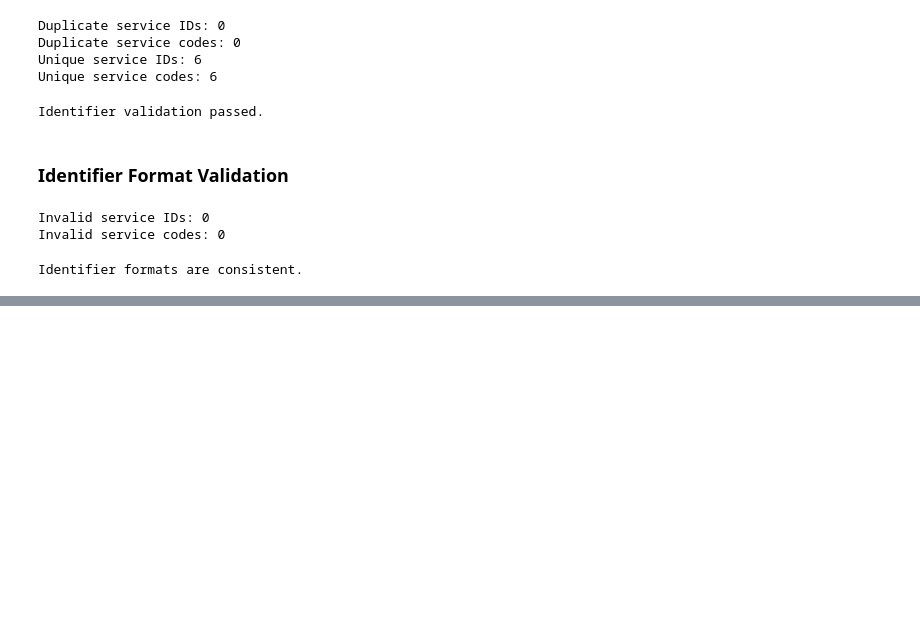
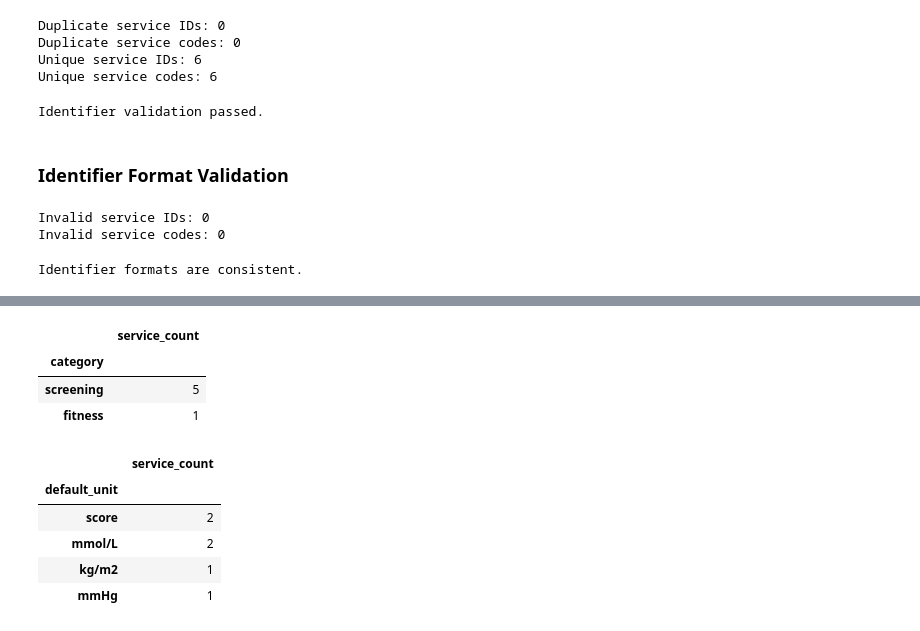
Before and after one commit to vimotechnologies/pulse80, a Jupyter notebook: data-analytics/notebooks/eda/services/service_EDA.ipynb, the cells around one changed output, grey strips where cells are left out. Drawn from its saved outputs; the diff is of its cells as text; code cells hidden in the pictures; blank space fills up the shorter version.

```diff
--- a/data-analytics/notebooks/eda/services/service_EDA.ipynb
+++ b/data-analytics/notebooks/eda/services/service_EDA.ipynb
@@ -104,0 +117,16 @@ Identifier formats are consistent.
+# %%
+services["category"].value_counts().to_frame(name="service_count")
+# %% [output]
+|  | service_count |
+| category |  |
+| screening | 5 |
+| fitness | 1 |
+# %%
+services["default_unit"].value_counts().to_frame(name="service_count")
+# %% [output]
+|  | service_count |
+| default_unit |  |
+| score | 2 |
+| mmol/L | 2 |
+| kg/m2 | 1 |
+| mmHg | 1 |
```
Also changed, not shown: parts of 9 cells of this notebook.
